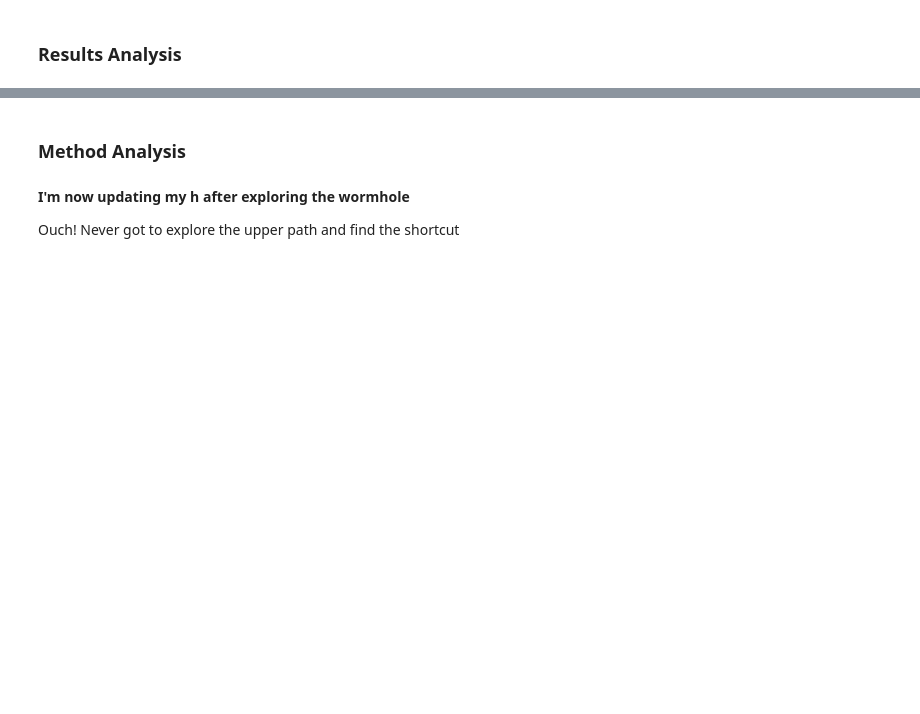
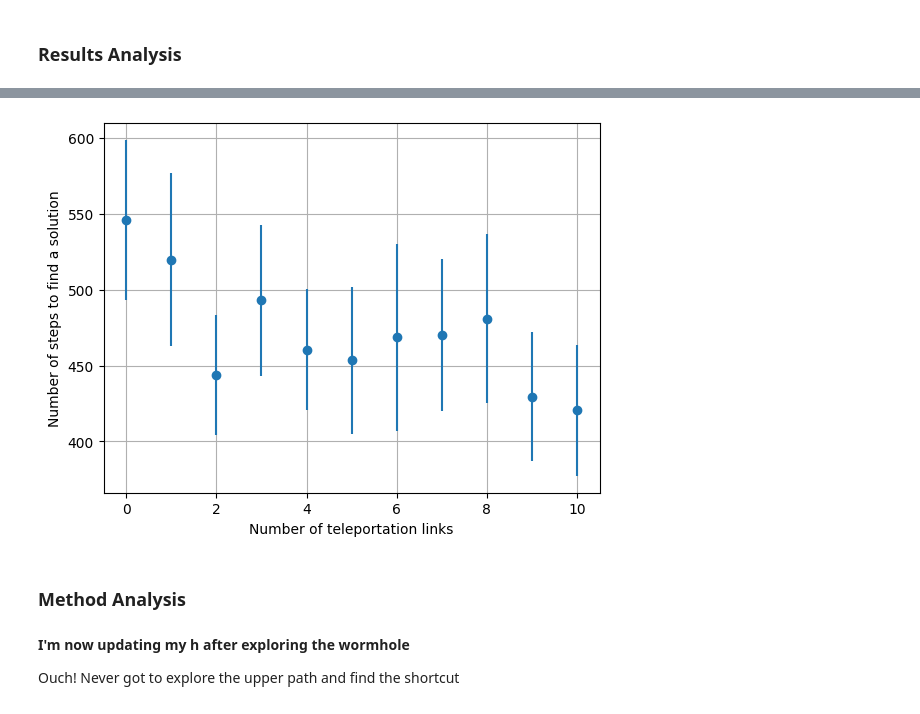
Before and after one commit to 0xInfty/TeleportationMaze, a Jupyter notebook: RandomMazeAStarGrowingM.ipynb, the cells around one changed output, grey strips where cells are left out. Drawn from its saved outputs; the diff is of its cells as text; code cells hidden in the pictures; blank space fills up the shorter version.

```diff
--- a/RandomMazeAStarGrowingM.ipynb
+++ b/RandomMazeAStarGrowingM.ipynb
@@ -214,0 +254,19 @@ plt.savefig(os.path.join(results_dir, "data.png"))
+# %%
+series = ["M01", "M02"]
+
+solution_n_steps = []
+for s in series:
+    results_dir = os.path.join("solved", s)
+    results_filepath = os.path.join(results_dir, "data.json")
+    # with open(os.path.join(results_dir, 'data.json'), 'w', encoding='utf-8') as f:
+        # json.dump(data, f, ensure_ascii=False, indent=4)
+    with open(os.path.join(results_dir, 'data.json'), 'r') as file:
+        these_n_steps = json.load(file)["solution_n_steps"]
+    solution_n_steps.append(these_n_steps)
+# %%
+solution_n_steps = np.array(solution_n_steps)
+solution_n_steps = solution_n_steps.swapaxes(0,1)
+solution_n_steps = solution_n_steps.reshape(len(solution_n_steps), -1)
+# %%
+n_steps_mean = np.mean(solution_n_steps, axis=1)
+n_steps_std = np.std(solution_n_steps, axis=1)
@@ -215,3 +284,14 @@ plt.savefig(os.path.join(results_dir, "data.png"))
+# %%
+# use("ipympl")
+%matplotlib inline
+plt.errorbar(M, n_steps_mean, n_steps_std / np.sqrt(n_repetitions), marker="o", linestyle="none")
+plt.xlabel("Number of teleportation links")
+plt.ylabel("Number of steps to find a solution")
+plt.grid()
+
+plt.savefig(os.path.join("solved", "data.png"))
+# %% [output]
+[figure, added]
 # %% [markdown]
 ### Method Analysis
 # %% [markdown]
```
Also changed, not shown: parts of 10 cells of this notebook.
